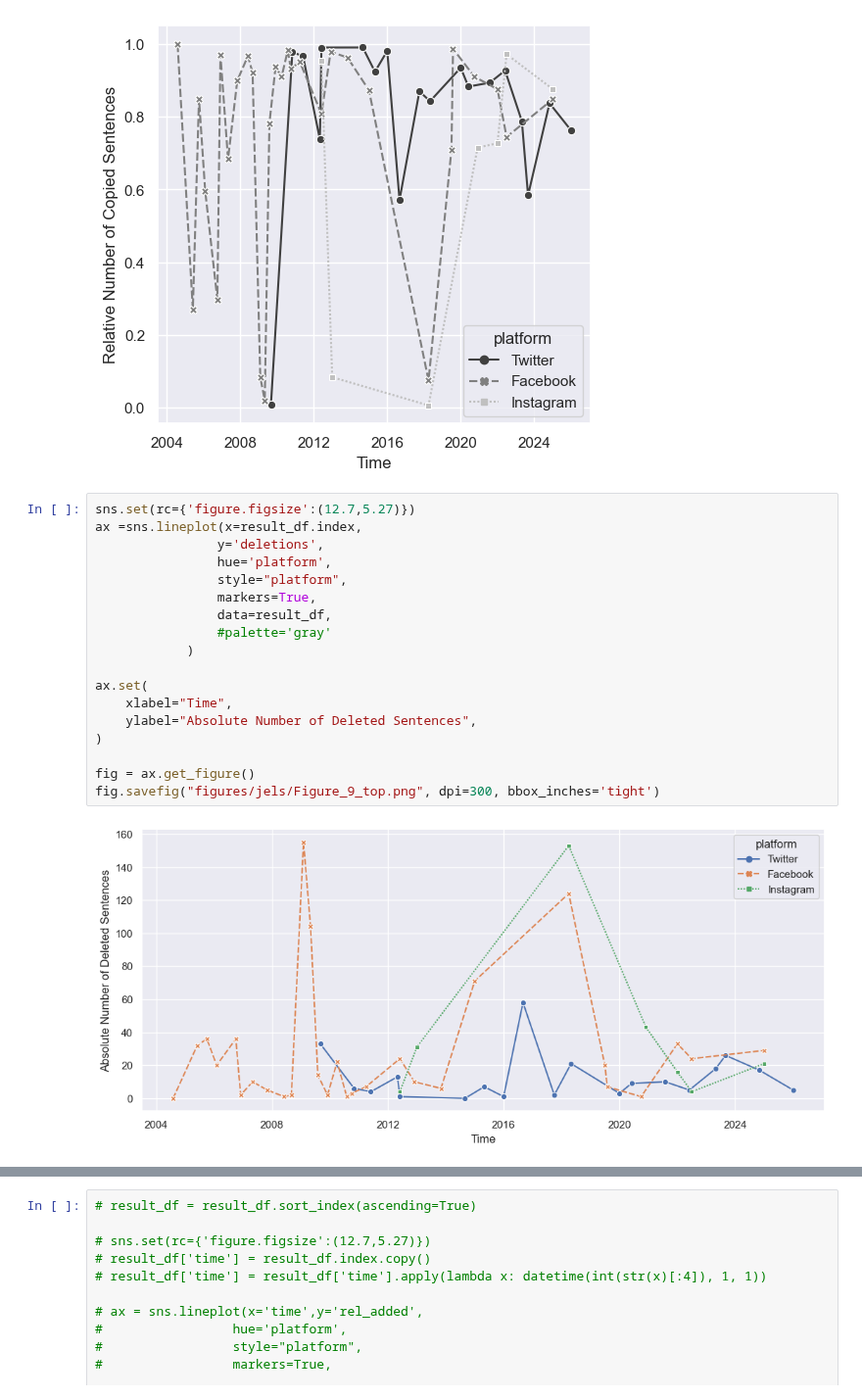
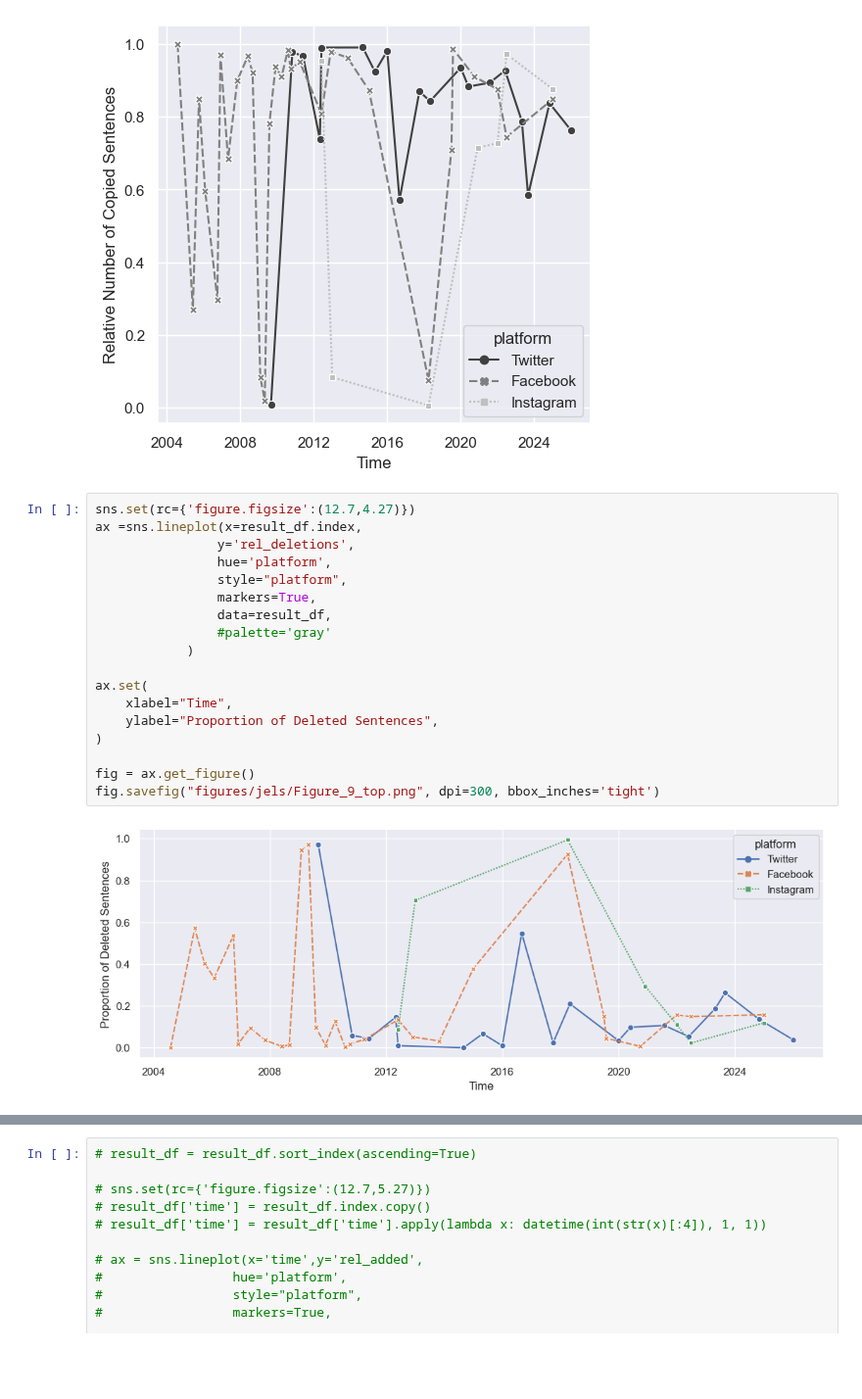
Before and after one commit to kasparvonbeelen/contracts, a Jupyter notebook: 1-2-analyse_data.ipynb, the cells around one changed output, grey strips where cells are left out. Shown at 98% size. Drawn from its saved outputs; the diff is of its cells as text; blank space fills up the shorter version.

```diff
--- a/1-2-analyse_data.ipynb
+++ b/1-2-analyse_data.ipynb
@@ -152,23 +152,23 @@ fig.savefig("figures/jels/Figure_8_right_gray.png", dpi=300, bbox_inches='tight'
 # %% [output]
 [figure]
 # %%
-sns.set(rc={'figure.figsize':(12.7,5.27)})
+sns.set(rc={'figure.figsize':(12.7,4.27)})
 ax =sns.lineplot(x=result_df.index,
-                y='deletions',
+                y='rel_deletions',
                 hue='platform',
                 style="platform",
                 markers=True,
                 data=result_df,
                 #palette='gray'
             )
 
 ax.set(
     xlabel="Time",
-    ylabel="Absolute Number of Deleted Sentences",
+    ylabel="Proportion of Deleted Sentences",
 )
 
 fig = ax.get_figure()
 fig.savefig("figures/jels/Figure_9_top.png", dpi=300, bbox_inches='tight')
 # %% [output]
-[figure, old version]
+[figure, new version]
 # %%
```
Also changed, not shown: parts of 25 cells of this notebook, 15 other files.
